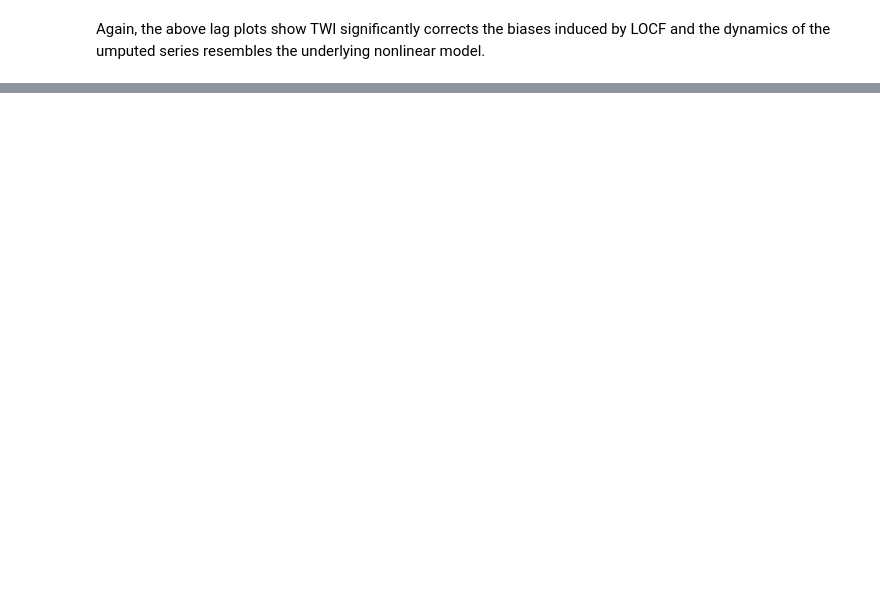
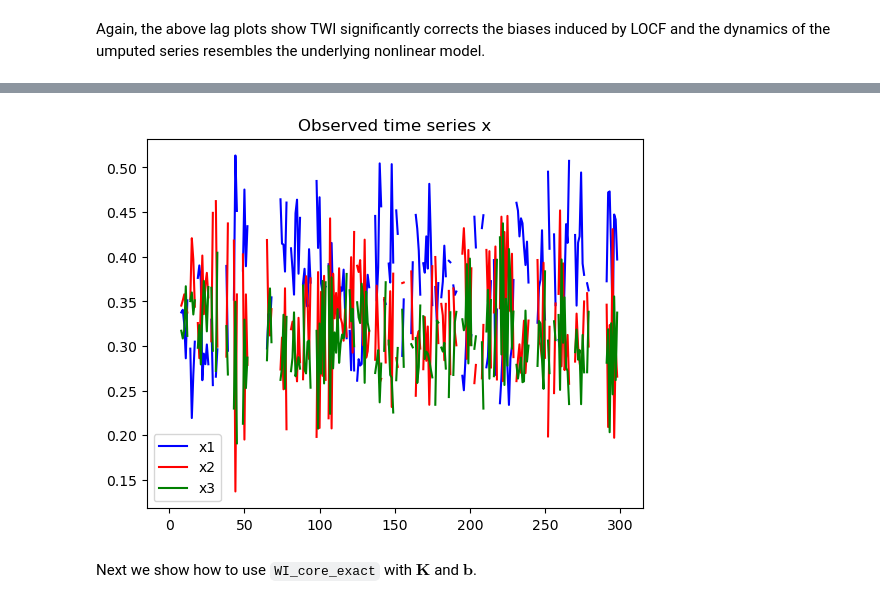
Before and after one commit to shuochieh/Wasserstein_imputation, a Jupyter notebook: Example.ipynb, the cells around one changed output, grey strips where cells are left out. Drawn from its saved outputs; the diff is of its cells as text; code cells hidden in the pictures; blank space fills up the shorter version.

```diff
--- a/Example.ipynb
+++ b/Example.ipynb
@@ -209,0 +297,32 @@ Again, the above lag plots show TWI significantly corrects the biases induced by
+# %%
+x_obs = np.copy(x)
+x_obs[np.random.choice(1000, size = 300, replace = False),:] = [None, None, None]
+
+idx_obs = [i for i in range(1000) if ~np.isnan(x_obs[i, 0])]
+idx_obs = [idx_obs, idx_obs, idx_obs]
+
+x_init = np.copy(x_obs)
+for i in range(1000):
+    if i == 0:
+        if np.isnan(x_init[i, 0]):
+            x_init[i, 0] = x[i, 0] # just to avoid missing data in the first entry
+            x_init[i, 1] = x[i, 1]
+            x_init[i, 2] = x[i, 2]
+    if np.isnan(x_init[i, 0]):
+        x_init[i,0] = x_init[i - 1,0] #LOCF
+        x_init[i,1] = x_init[i - 1,1] #LOCF
+        x_init[i,2] = x_init[i - 1,2] #LOCF
+
+plt.plot(np.linspace(0, 300, 301), x_obs[:301,0], label='x1', color='blue')
+plt.plot(np.linspace(0, 300, 301), x_obs[:301,1], label='x2', color='red')
+plt.plot(np.linspace(0, 300, 301), x_obs[:301,2], label='x3', color='green')
+
+plt.title('Observed time series x')
+plt.xlabel('')
+plt.ylabel('')
+plt.legend()
+plt.show()
+# %% [output]
+[figure, added]
+# %% [markdown]
+Next we show how to use `WI_core_exact` with $\mathbf{K}$ and $\mathbf{b}$.
```
Also changed, not shown: parts of 11 cells of this notebook, 3 other files.
